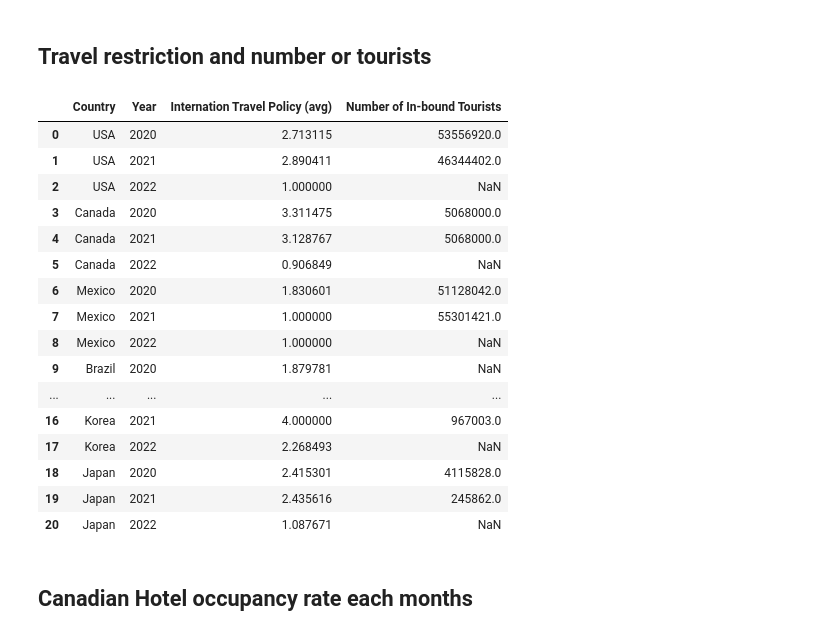
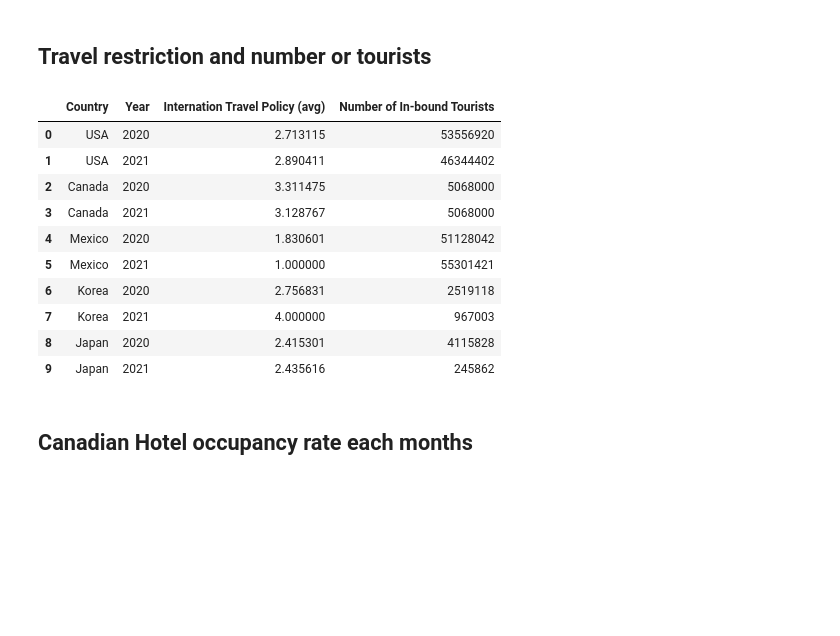
Before and after one commit to GrandChampion/Econ323-Final-project, a Jupyter notebook: main.ipynb, the cells around one changed output. Saved outputs shown, nothing was run; the diff lists cells and outputs as text; code cells hidden in the pictures; blank space fills up the shorter version.

```diff
--- a/main.ipynb
+++ b/main.ipynb
@@ -240,73 +230,63 @@ brazil2021ITC = rawInternationalTravelControlData.loc[(
 brazil2022ITC = rawInternationalTravelControlData.loc[(
     rawInternationalTravelControlData["Entity"] == "Brazil")].iloc[731:1096]["international_travel_controls"].mean()
 
 china2020ITC = rawInternationalTravelControlData.loc[(
     rawInternationalTravelControlData["Entity"] == "China")].iloc[:366]["international_travel_controls"].mean()
 china2021ITC = rawInternationalTravelControlData.loc[(
     rawInternationalTravelControlData["Entity"] == "China")].iloc[366:731]["international_travel_controls"].mean()
 china2022ITC = rawInternationalTravelControlData.loc[(
     rawInternationalTravelControlData["Entity"] == "China")].iloc[731:1096]["international_travel_controls"].mean()
 
 japan2020ITC = rawInternationalTravelControlData.loc[(
     rawInternationalTravelControlData["Entity"] == "Japan")].iloc[:366]["international_travel_controls"].mean()
 japan2021ITC = rawInternationalTravelControlData.loc[(
     rawInternationalTravelControlData["Entity"] == "Japan")].iloc[366:731]["international_travel_controls"].mean()
 japan2022ITC = rawInternationalTravelControlData.loc[(
     rawInternationalTravelControlData["Entity"] == "Japan")].iloc[731:1096]["international_travel_controls"].mean()
 
 korea2020ITC = rawInternationalTravelControlData.loc[(
     rawInternationalTravelControlData["Entity"] == "South Korea")].iloc[:366]["international_travel_controls"].mean()
 korea2021ITC = rawInternationalTravelControlData.loc[(
     rawInternationalTravelControlData["Entity"] == "South Korea")].iloc[366:731]["international_travel_controls"].mean()
 korea2022ITC = rawInternationalTravelControlData.loc[(
     rawInternationalTravelControlData["Entity"] == "South Korea")].iloc[731:1096]["international_travel_controls"].mean()
 
 itpDataFrame = pd.DataFrame({
-    "Country": ["USA", "USA", "USA", "Canada", "Canada", "Canada", "Mexico", "Mexico",
-                "Mexico", "Brazil", "Brazil", "Brazil", "China", "China", "China",
-                "Korea", "Korea", "Korea", "Japan", "Japan", "Japan"],
-    "Year": [2020, 2021, 2022,
-             2020, 2021, 2022,
-             2020, 2021, 2022,
-             2020, 2021, 2022,
-             2020, 2021, 2022,
-             2020, 2021, 2022,
-             2020, 2021, 2022],
-    "Internation Travel Policy (avg)": [us2020ITC, us2021ITC, us2022ITC,
-                                        canada2020ITC, canada2021ITC, canada2022ITC,
-                                        mexico2020ITC, mexico2021ITC, mexico2022ITC,
-                                        brazil2020ITC, brazil2021ITC, brazil2022ITC,
-                                        china2020ITC, china2021ITC, china2022ITC,
-                                        japan2020ITC, japan2021ITC, japan2022ITC,
-                                        korea2020ITC, korea2021ITC, korea2022ITC],
-    "Number of In-bound Tourists": [us2020Tourism, us2021Tourism, None,
-                       canada2020Tourism, canada2020Tourism, None,
-                       mexico2020Tourism, mexico2021Tourism, None,
-                       None, None, None,
-                       None, None, None,
-                       korea2020Tourism, korea2021Tourism, None,
-                       japan2020Tourism, japan2021Tourism, None]
+    "Country": ["USA", "USA",
+                "Canada", "Canada",
+                "Mexico", "Mexico",
+                "Korea", "Korea",
+                "Japan", "Japan"],
+    "Year": [2020, 2021,
+             2020, 2021,
+             2020, 2021,
+             2020, 2021,
+             2020, 2021],
+    "Internation Travel Policy (avg)": [us2020ITC, us2021ITC,
+                                        canada2020ITC, canada2021ITC,
+                                        mexico2020ITC, mexico2021ITC,
+                                        japan2020ITC, japan2021ITC,
+                                        korea2020ITC, korea2021ITC],
+    "Number of In-bound Tourists": [us2020Tourism, us2021Tourism,
+                                    canada2020Tourism, canada2020Tourism,
+                                    mexico2020Tourism, mexico2021Tourism,
+                                    korea2020Tourism, korea2021Tourism,
+                                    japan2020Tourism, japan2021Tourism]
 
 })
 itpDataFrame
 # %% [output]
 |  | Country | Year | Internation Travel Policy (avg) | Number of In-bound Tourists |
-| 0 | USA | 2020 | 2.713115 | 53556920.0 |
-| 1 | USA | 2021 | 2.890411 | 46344402.0 |
-| 2 | USA | 2022 | 1.000000 | NaN |
-| 3 | Canada | 2020 | 3.311475 | 5068000.0 |
-| 4 | Canada | 2021 | 3.128767 | 5068000.0 |
-| 5 | Canada | 2022 | 0.906849 | NaN |
-| 6 | Mexico | 2020 | 1.830601 | 51128042.0 |
-| 7 | Mexico | 2021 | 1.000000 | 55301421.0 |
-| 8 | Mexico | 2022 | 1.000000 | NaN |
-| 9 | Brazil | 2020 | 1.879781 | NaN |
-| ... | ... | ... | ... | ... |
-| 16 | Korea | 2021 | 4.000000 | 967003.0 |
-| 17 | Korea | 2022 | 2.268493 | NaN |
-| 18 | Japan | 2020 | 2.415301 | 4115828.0 |
-| 19 | Japan | 2021 | 2.435616 | 245862.0 |
-| 20 | Japan | 2022 | 1.087671 | NaN |
+| 0 | USA | 2020 | 2.713115 | 53556920 |
+| 1 | USA | 2021 | 2.890411 | 46344402 |
+| 2 | Canada | 2020 | 3.311475 | 5068000 |
+| 3 | Canada | 2021 | 3.128767 | 5068000 |
+| 4 | Mexico | 2020 | 1.830601 | 51128042 |
+| 5 | Mexico | 2021 | 1.000000 | 55301421 |
+| 6 | Korea | 2020 | 2.756831 | 2519118 |
+| 7 | Korea | 2021 | 4.000000 | 967003 |
+| 8 | Japan | 2020 | 2.415301 | 4115828 |
+| 9 | Japan | 2021 | 2.435616 | 245862 |
 # %% [markdown]
 ## **Canadian Hotel occupancy rate each months**
 # %%
```
Also changed, not shown: parts of 1 cell of this notebook, 1 other file.
